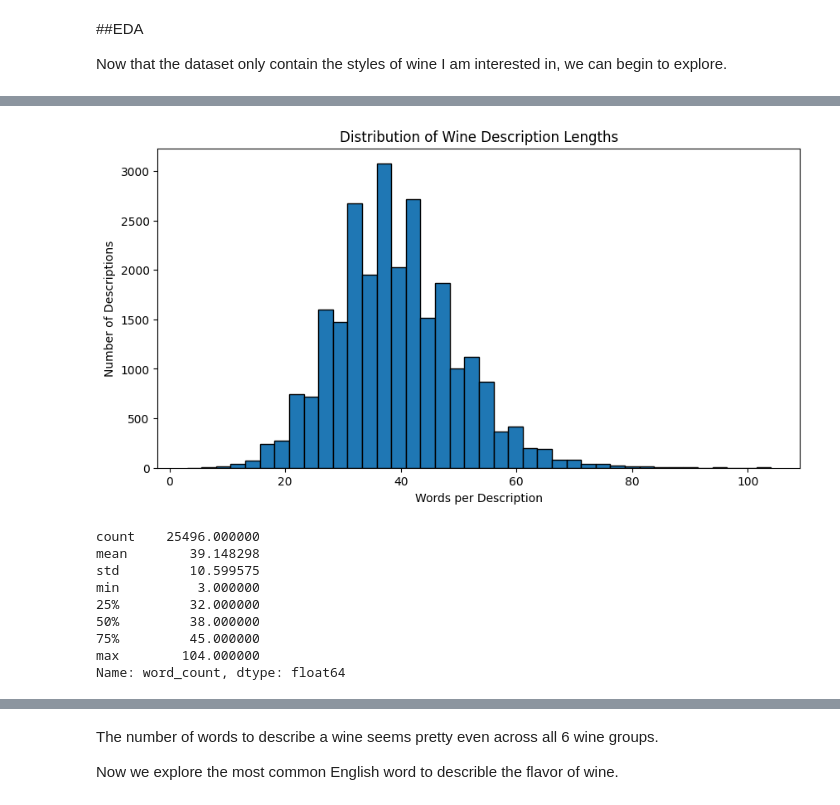
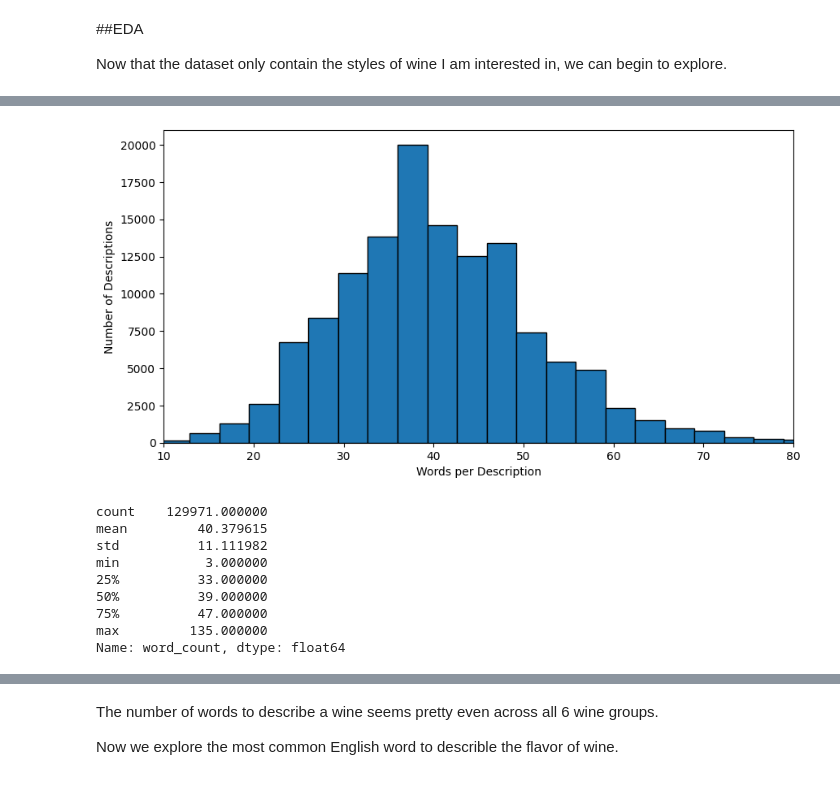
Before and after one commit to OwenLoughery/Project3-Wine_Reviews, a Jupyter notebook: 4401_Project_3_EDA_Stanley.ipynb, the cells around one changed output, grey strips where cells are left out. Saved outputs shown, nothing was run; the diff lists cells and outputs as text; code cells hidden in the pictures.

```diff
--- a/4401_Project_3_EDA_Stanley.ipynb
+++ b/4401_Project_3_EDA_Stanley.ipynb
@@ -328,5 +328,5 @@ import pandas as pd
 import matplotlib.pyplot as plt
 from sklearn.feature_extraction.text import CountVectorizer, TfidfVectorizer
 # %%
-df = pd.read_csv('winemag-data-130k-v2.csv')
+df_old = pd.read_csv('winemag-data-130k-v2.csv')
 # %%
@@ -547,29 +537,29 @@ display(wine_summary)
 # %%
-df_filtered["word_count"] = (
-    df_filtered["description"].str.split().str.len()
+df_old["word_count"] = (
+    df_old["description"].str.split().str.len()
 )
 
 plt.figure(figsize=(10, 5))
 
-plt.hist(df_filtered["word_count"], bins=40, edgecolor="black")
+plt.hist(df_old["word_count"], bins=40, edgecolor="black")
 
 plt.xlabel("Words per Description")
 plt.ylabel("Number of Descriptions")
-plt.title("Distribution of Wine Description Lengths")
+plt.xlim(10, 80)
 
 plt.show()
 
-print(df_filtered["word_count"].describe())
+print(df_old["word_count"].describe())
 # %% [output]
-[figure, old version]
+[figure, new version]
-count    25496.000000
-mean        39.148298
-std         10.599575
-min          3.000000
-25%         32.000000
-50%         38.000000
-75%         45.000000
-max        104.000000
+count    129971.000000
+mean         40.379615
+std          11.111982
+min           3.000000
+25%          33.000000
+50%          39.000000
+75%          47.000000
+max         135.000000
 Name: word_count, dtype: float64
 # %%
 length_summary = (
```
Also changed, not shown: parts of 31 cells of this notebook.
